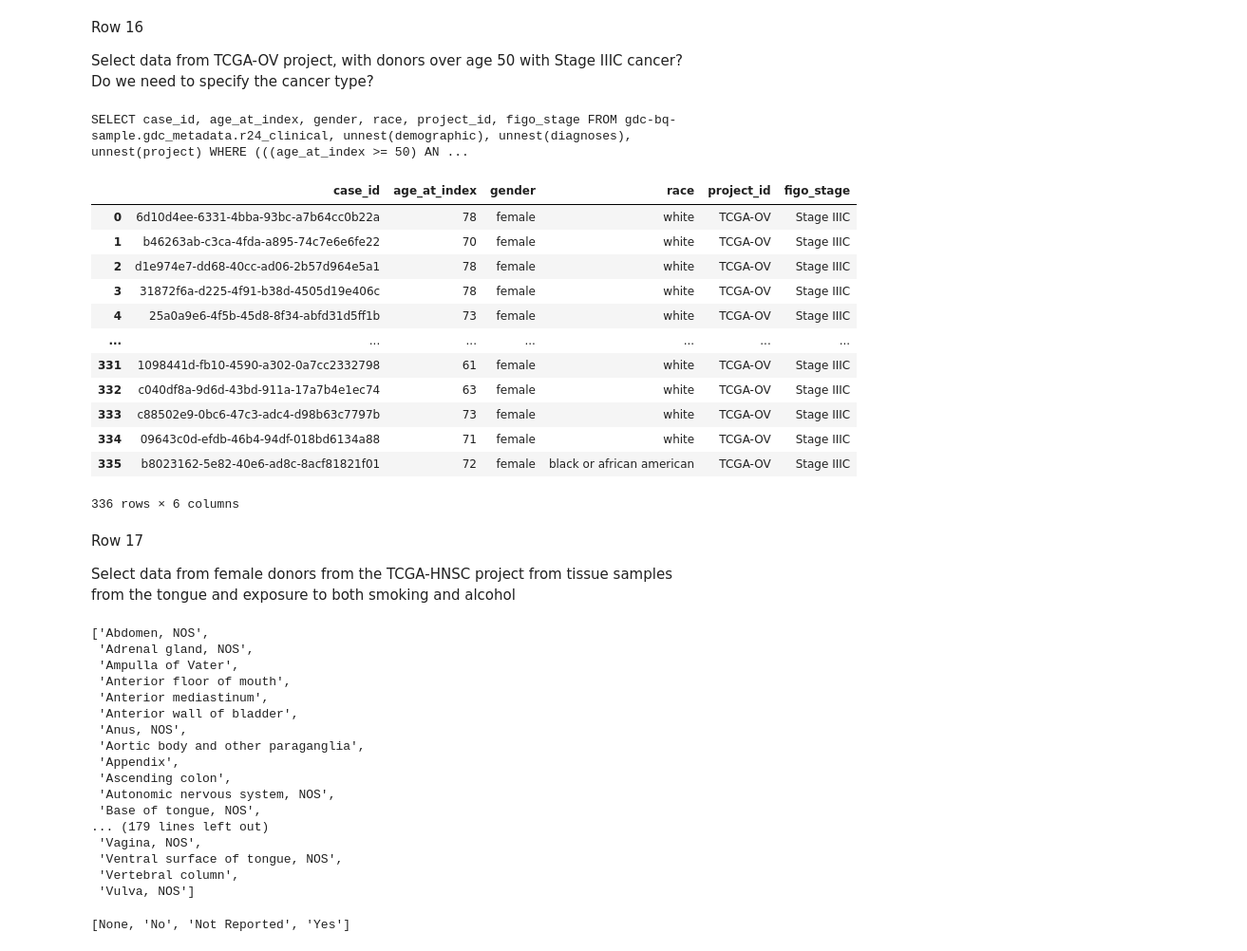
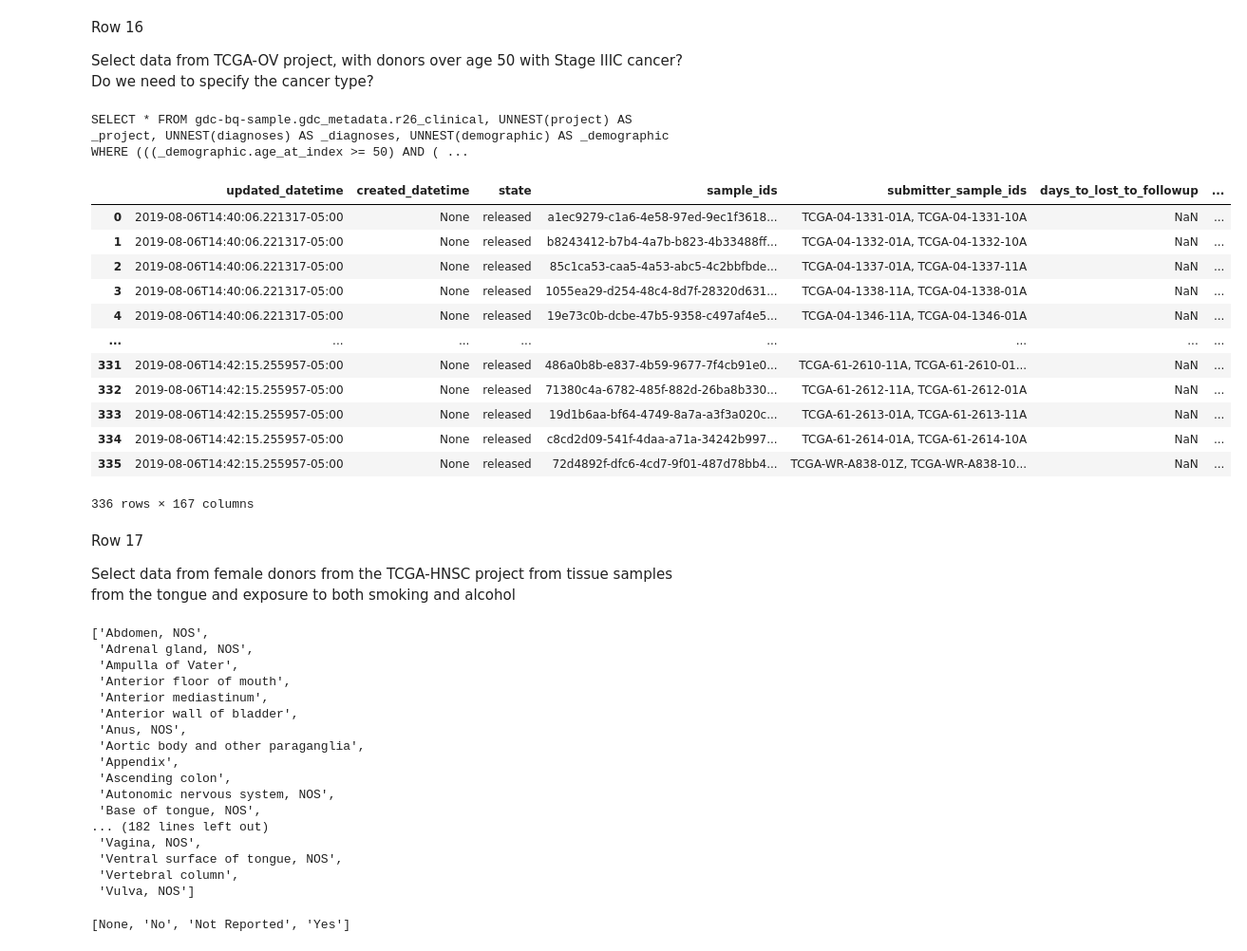
Before and after one commit to CancerDataAggregator/translator-prototype, a Jupyter notebook: CDA-MVP-Query-examples.ipynb, the cells around one changed output. Shown at 95% size. Cells and saved outputs as stored; diff of their text form; code cells hidden in the pictures.

Commit message:
Rewrite translator to use namespaced column names
1. Return is now JSON format
2. Schema no longer needed.

```diff
--- a/CDA-MVP-Query-examples.ipynb
+++ b/CDA-MVP-Query-examples.ipynb
@@ -2,12 +2,13 @@
 # Authenticate first: https://cloud.google.com/docs/authentication/getting-started
 
 import json
-from queryt.queryt import Dataset, Condition as C
+from queryt.queryt import Dataset, Condition as C, Column
 from google.cloud import bigquery
+
 
 schema = json.load(open("queryt/schema.json", "r"))["schema"]
 client = bigquery.Client()
-dataset = Dataset(client=client, table="gdc-bq-sample.gdc_metadata.r24_clinical", schema=schema)
+dataset = Dataset(client=client, table="gdc-bq-sample.gdc_metadata.r26_clinical")
 # %%
 dataset.columns()
 # %% [output]
@@ -35,28 +36,30 @@ Row 16
 
 Select data from TCGA-OV project, with donors over age 50 with Stage IIIC cancer? Do we need to specify the cancer type?
 # %%
-columns = ['case_id', 'age_at_index', 'gender', 'race', 'project_id', 'figo_stage']
-c1 = C('age_at_index', '>=', 50)
-c2 = C('project_id', '=', 'TCGA-OV')
-c3 = C('figo_stage', '=', 'Stage IIIC')
+c1 = C('demographic.age_at_index', '>=', 50)
+c2 = C('project.project_id', '=', 'TCGA-OV')
+c3 = C('diagnoses.figo_stage', '=', 'Stage IIIC')
 
-print(c1.And(c2).And(c3).sql(columns, dataset))
-c1.And(c2).And(c3).as_df(columns, dataset)
+c = c1.And(c2).And(c3)
+print(dataset.sql(c))
+rows = dataset.query(c)
+
+rows.to_dataframe()
 # %% [output]
-SELECT case_id, age_at_index, gender, race, project_id, figo_stage FROM gdc-bq-sample.gdc_metadata.r24_clinical, unnest(demographic), unnest(diagnoses), unnest(project) WHERE (((age_at_index >= 50) AN ...
+SELECT * FROM gdc-bq-sample.gdc_metadata.r26_clinical, UNNEST(project) AS _project, UNNEST(diagnoses) AS _diagnoses, UNNEST(demographic) AS _demographic WHERE (((_demographic.age_at_index >= 50) AND ( ...
-|  | case_id | age_at_index | gender | race | project_id | figo_stage |
-| 0 | 6d10d4ee-6331-4bba-93bc-a7b64cc0b22a | 78 | female | white | TCGA-OV | Stage IIIC |
-| 1 | b46263ab-c3ca-4fda-a895-74c7e6e6fe22 | 70 | female | white | TCGA-OV | Stage IIIC |
-| 2 | d1e974e7-dd68-40cc-ad06-2b57d964e5a1 | 78 | female | white | TCGA-OV | Stage IIIC |
-| 3 | 31872f6a-d225-4f91-b38d-4505d19e406c | 78 | female | white | TCGA-OV | Stage IIIC |
-| 4 | 25a0a9e6-4f5b-45d8-8f34-abfd31d5ff1b | 73 | female | white | TCGA-OV | Stage IIIC |
-| ... | ... | ... | ... | ... | ... | ... |
-| 331 | 1098441d-fb10-4590-a302-0a7cc2332798 | 61 | female | white | TCGA-OV | Stage IIIC |
-| 332 | c040df8a-9d6d-43bd-911a-17a7b4e1ec74 | 63 | female | white | TCGA-OV | Stage IIIC |
-| 333 | c88502e9-0bc6-47c3-adc4-d98b63c7797b | 73 | female | white | TCGA-OV | Stage IIIC |
-| 334 | 09643c0d-efdb-46b4-94df-018bd6134a88 | 71 | female | white | TCGA-OV | Stage IIIC |
-| 335 | b8023162-5e82-40e6-ad8c-8acf81821f01 | 72 | female | black or african american | TCGA-OV | Stage IIIC |
+|  | updated_datetime | created_datetime | state | sample_ids | submitter_sample_ids | days_to_lost_to_followup | ... |
+| 0 | 2019-08-06T14:40:06.221317-05:00 | None | released | a1ec9279-c1a6-4e58-97ed-9ec1f3618... | TCGA-04-1331-01A, TCGA-04-1331-10A | NaN | ... |
+| 1 | 2019-08-06T14:40:06.221317-05:00 | None | released | b8243412-b7b4-4a7b-b823-4b33488ff... | TCGA-04-1332-01A, TCGA-04-1332-10A | NaN | ... |
+| 2 | 2019-08-06T14:40:06.221317-05:00 | None | released | 85c1ca53-caa5-4a53-abc5-4c2bbfbde... | TCGA-04-1337-01A, TCGA-04-1337-11A | NaN | ... |
+| 3 | 2019-08-06T14:40:06.221317-05:00 | None | released | 1055ea29-d254-48c4-8d7f-28320d631... | TCGA-04-1338-11A, TCGA-04-1338-01A | NaN | ... |
+| 4 | 2019-08-06T14:40:06.221317-05:00 | None | released | 19e73c0b-dcbe-47b5-9358-c497af4e5... | TCGA-04-1346-11A, TCGA-04-1346-01A | NaN | ... |
+| ... | ... | ... | ... | ... | ... | ... | ... |
+| 331 | 2019-08-06T14:42:15.255957-05:00 | None | released | 486a0b8b-e837-4b59-9677-7f4cb91e0... | TCGA-61-2610-11A, TCGA-61-2610-01... | NaN | ... |
+| 332 | 2019-08-06T14:42:15.255957-05:00 | None | released | 71380c4a-6782-485f-882d-26ba8b330... | TCGA-61-2612-11A, TCGA-61-2612-01A | NaN | ... |
+| 333 | 2019-08-06T14:42:15.255957-05:00 | None | released | 19d1b6aa-bf64-4749-8a7a-a3f3a020c... | TCGA-61-2613-01A, TCGA-61-2613-11A | NaN | ... |
+| 334 | 2019-08-06T14:42:15.255957-05:00 | None | released | c8cd2d09-541f-4daa-a71a-34242b997... | TCGA-61-2614-01A, TCGA-61-2614-10A | NaN | ... |
+| 335 | 2019-08-06T14:42:15.255957-05:00 | None | released | 72d4892f-dfc6-4cd7-9f01-487d78bb4... | TCGA-WR-A838-01Z, TCGA-WR-A838-10... | NaN | ... |
-336 rows × 6 columns
+336 rows × 167 columns
 # %% [markdown]
 Row 17
 
@@ -67,5 +70,5 @@ c2 = C('gender', '=', 'female')
 # %%
-dataset.unique_values_for("tissue_or_organ_of_origin")
+dataset.unique_values_for(Column("diagnoses.tissue_or_organ_of_origin"))
 # %% [output]
 ['Abdomen, NOS',
  'Adrenal gland, NOS',
@@ -79,7 +82,7 @@ dataset.unique_values_for("tissue_or_organ_of_origin")
  'Ascending colon',
  'Autonomic nervous system, NOS',
  'Base of tongue, NOS',
-... (179 lines left out)
+... (182 lines left out)
  'Vagina, NOS',
  'Ventral surface of tongue, NOS',
  'Vertebral column',
```
Also changed, not shown: parts of 17 cells of this notebook, 1 other file.
